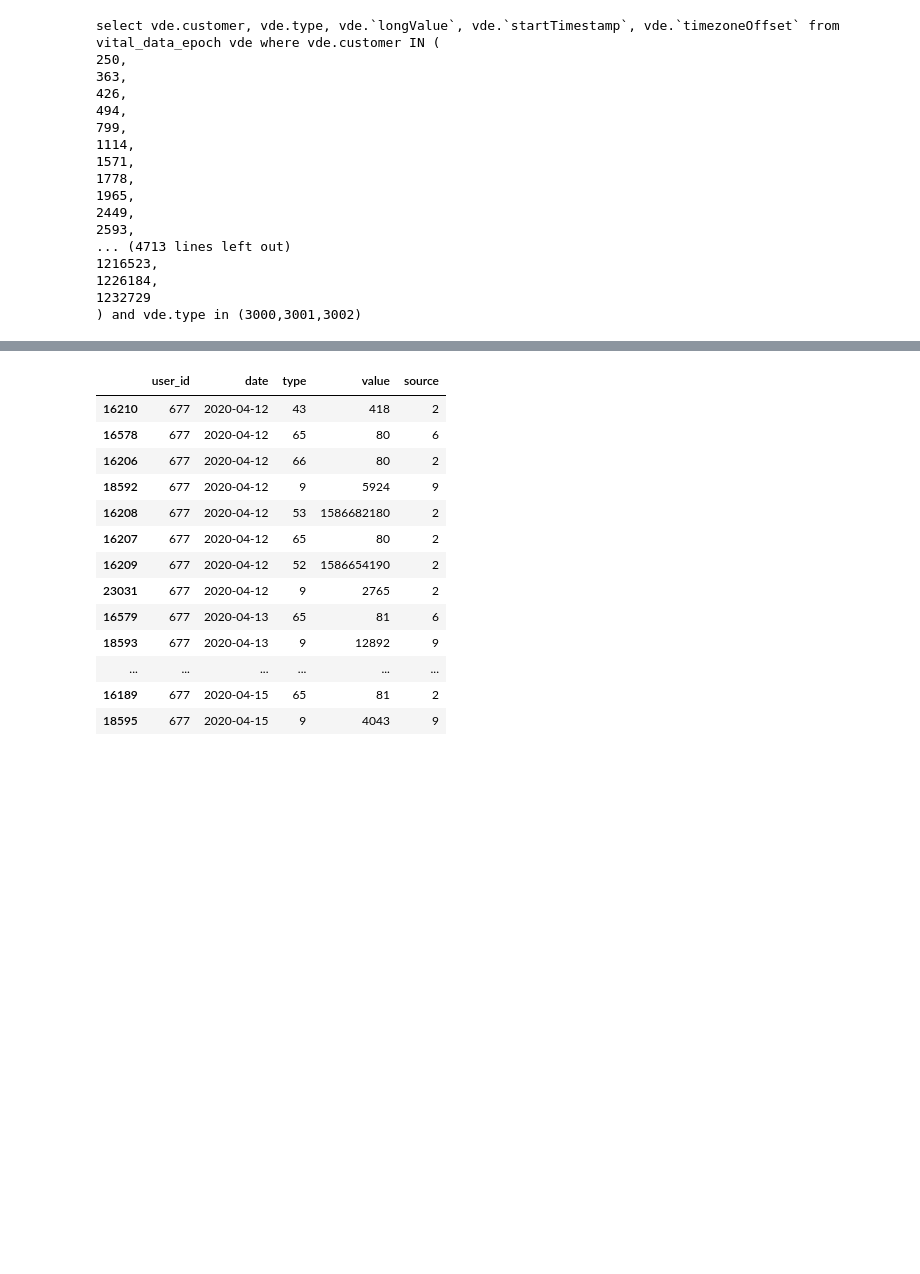
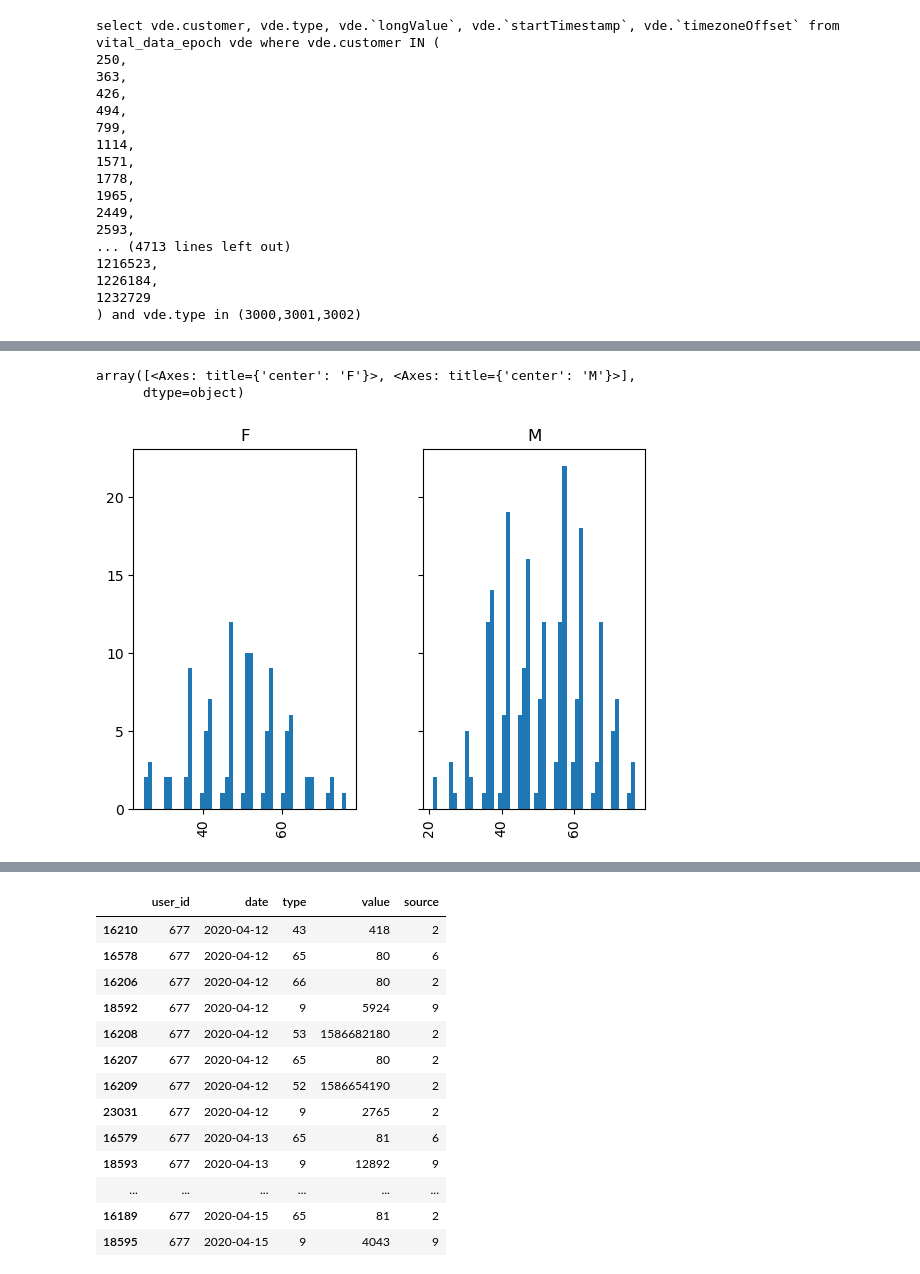
Before and after one commit to mol2people/imputation, a Jupyter notebook: EDA_impute_sexgender.ipynb, the cells around one changed output, grey strips where cells are left out. Cells and saved outputs as stored; diff of their text form; code cells hidden in the pictures; blank space fills up the shorter version.

```diff
--- a/EDA_impute_sexgender.ipynb
+++ b/EDA_impute_sexgender.ipynb
@@ -338,0 +482,14 @@ l_keep[:3]
+# %%
+df_garmin=df_garmin.drop(['birth_date'], axis='columns', inplace=False)
+# %%
+df_garmin['weight']= df_garmin.weight.astype(int)
+# %%
+df_garmin['height']= df_garmin.height.astype(int)
+# %%
+df_garmin['bmi'] = round(df_garmin.weight / (df_garmin.height*0.01)**2, 1)
+# %%
+df_garmin.groupby('user_id')[['salutation','age']].nth(1).hist(by='salutation', bins=50, sharey=True, density=False)
+# %% [output]
+array([<Axes: title={'center': 'F'}>, <Axes: title={'center': 'M'}>],
+      dtype=object)
+[figure, added]
```
Also changed, not shown: parts of 61 cells of this notebook.
